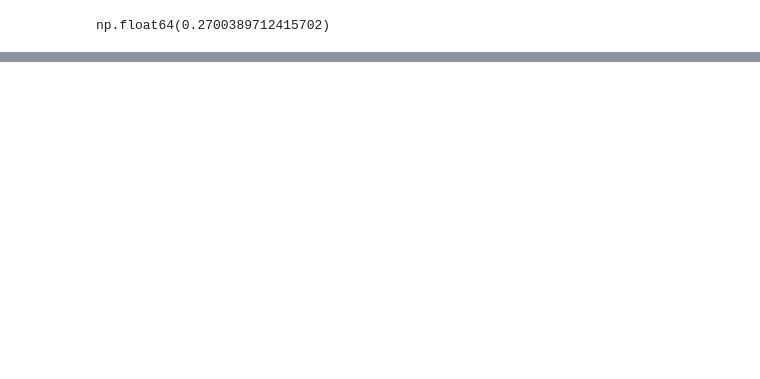
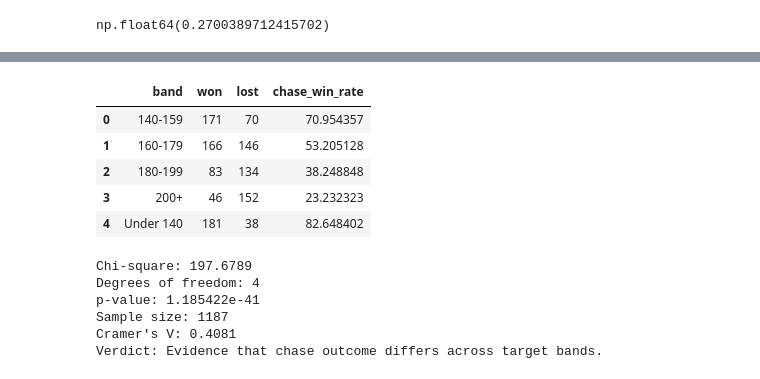
Before and after one commit to dinancsbca25dbi-bot/ipl-cricket-analytics, a Jupyter notebook: notebooks/04_statistics.ipynb, the cells around one changed output, grey strips where cells are left out. Saved outputs shown, nothing was run; the diff lists cells and outputs as text; code cells hidden in the pictures; blank space fills up the shorter version.

```diff
--- a/notebooks/04_statistics.ipynb
+++ b/notebooks/04_statistics.ipynb
@@ -54,0 +222,18 @@ np.float64(0.2700389712415702)
+# %%
+# T4 — SQL
+t4_df = q("""
+SELECT
+    CASE
+        WHEN first_innings_runs < 140 THEN 'Under 140'
+        WHEN first_innings_runs < 160 THEN '140-159'
+        WHEN first_innings_runs < 180 THEN '160-179'
+        WHEN first_innings_runs < 200 THEN '180-199'
+        ELSE '200+'
+    END AS band,
+    SUM(chase_won) AS won,
+    SUM(1 - chase_won) AS lost
+FROM v_match_totals
+GROUP BY band;
+""")
+
+display(t4_df)
@@ -54,0 +247,40 @@ np.float64(0.2700389712415702)
+# %%
+# T4 — Chi-square + Cramer's V
+table = t4_df[["won", "lost"]].to_numpy()
+
+chi2, p_value, dof, expected = stats.chi2_contingency(table)
+
+n = table.sum()
+cramers_v = np.sqrt(chi2 / n)
+
+t4_display = t4_df.copy()
+t4_display["chase_win_rate"] = (
+    t4_display["won"] /
+    (t4_display["won"] + t4_display["lost"]) * 100
+)
+
+display(t4_display)
+
+print(f"Chi-square: {chi2:.4f}")
+print(f"Degrees of freedom: {dof}")
+print(f"p-value: {p_value:.6e}")
+print(f"Sample size: {n}")
+print(f"Cramer's V: {cramers_v:.4f}")
+
+if p_value < 0.05:
+    print("Verdict: Evidence that chase outcome differs across target bands.")
+else:
+    print("Verdict: Not enough evidence of a difference across target bands.")
+# %% [output]
+|  | band | won | lost | chase_win_rate |
+| 0 | 140-159 | 171 | 70 | 70.954357 |
+| 1 | 160-179 | 166 | 146 | 53.205128 |
+| 2 | 180-199 | 83 | 134 | 38.248848 |
+| 3 | 200+ | 46 | 152 | 23.232323 |
+| 4 | Under 140 | 181 | 38 | 82.648402 |
+Chi-square: 197.6789
+Degrees of freedom: 4
+p-value: 1.185422e-41
+Sample size: 1187
+Cramer's V: 0.4081
+Verdict: Evidence that chase outcome differs across target bands.
```
Also changed, not shown: parts of 34 cells of this notebook, 1 other file.
